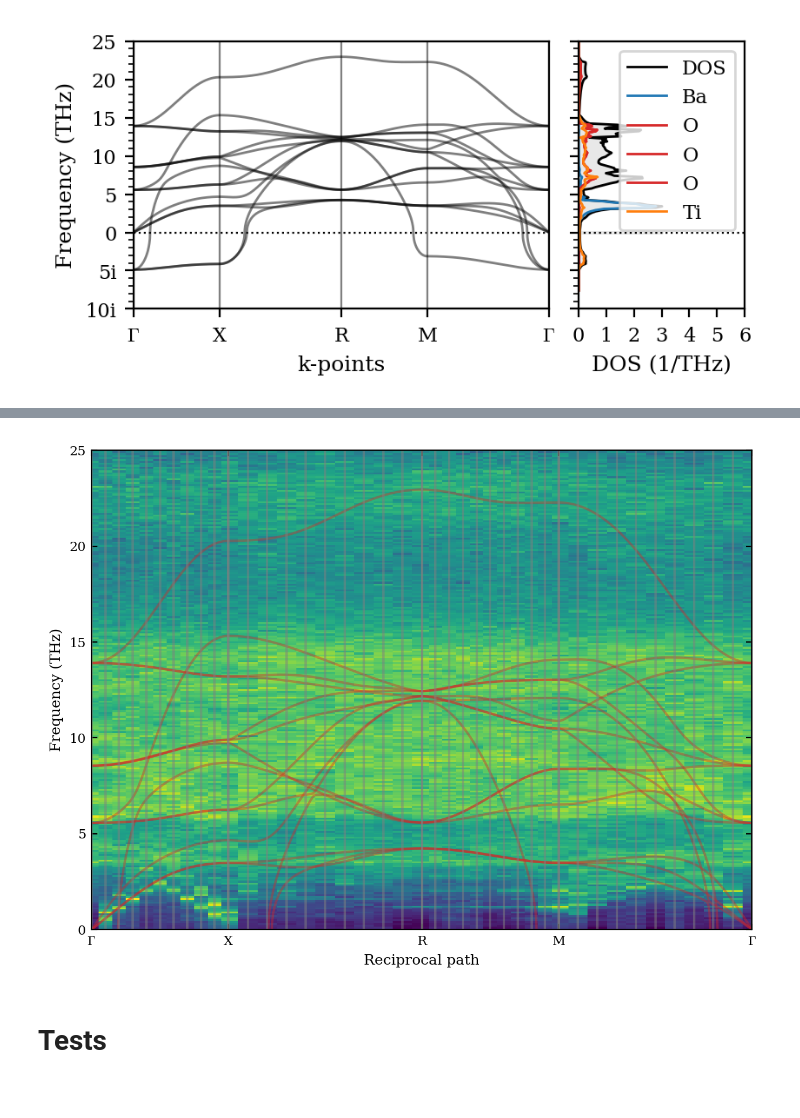
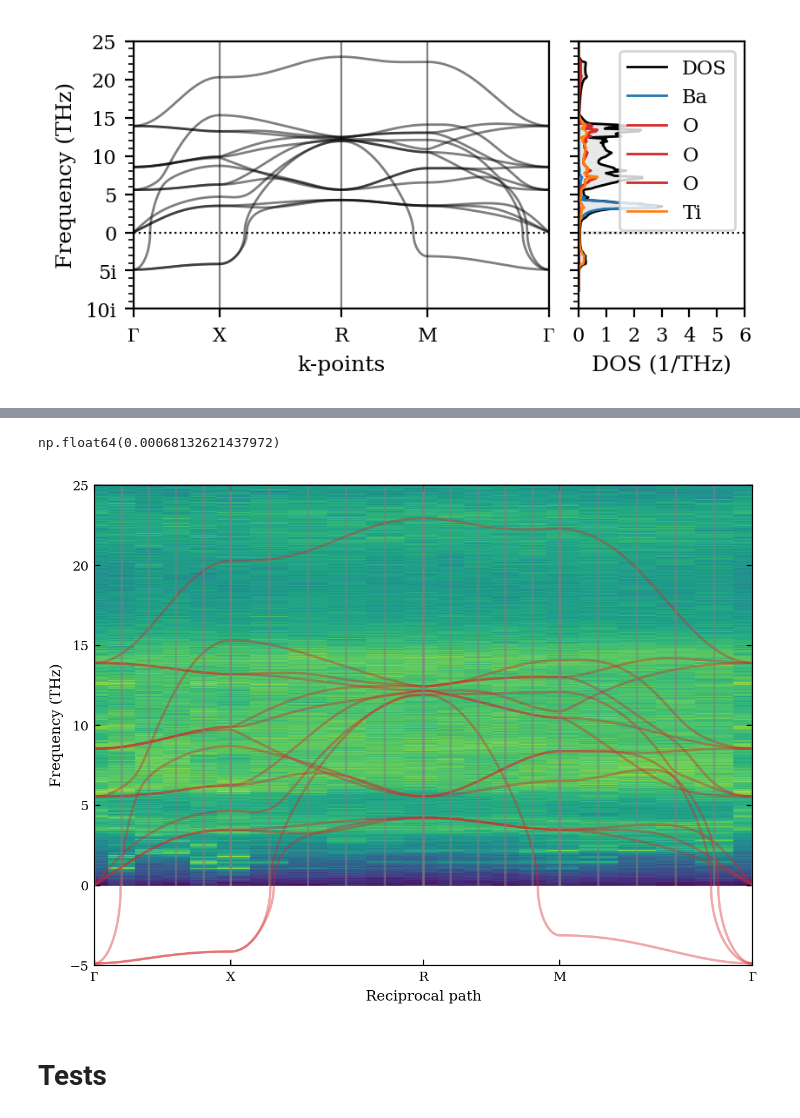
Before and after one commit to ThomasRavnborg/OxideSlabs, a Jupyter notebook: MLtraining.ipynb, the cells around one changed output, grey strips where cells are left out. Saved outputs shown, nothing was run; the diff lists cells and outputs as text; code cells hidden in the pictures.

```diff
--- a/MLtraining.ipynb
+++ b/MLtraining.ipynb
@@ -1831,7 +1944,7 @@ view(unitcell)
 # %%
 NEP = ActiveLearningNEP('results/ALnep')
-perovskite_bulk = Perovskite('BaTiO3')
-unitcell = perovskite_bulk.atoms.copy()
+#perovskite_bulk = Perovskite('BaTiO3')
+unitcell = Perovskite('BaTiO3').atoms.copy()
 NEP.relax_atoms(unitcell, mask=[1, 1, 1, 0, 0, 0])
 phonon_ML = NEP.calculate_phonon(unitcell)
 # %% [output]
@@ -1893,8 +2002,8 @@ from dynasor import Trajectory, compute_spectral_energy_density
 from dynasor.units import radians_per_fs_to_THz
 
 dt = 1.0  # fs
-n_steps = 1e4
-n_dump = 500
+n_steps=2*1e5
+n_dump=10000
 delta_dump = n_steps // n_dump
 
 traj = Trajectory(f'results/ALnep/iteration_2/nve_production/Ba8O24Ti8/600K/dump.xyz',
@@ -1930,32 +2039,36 @@ INFO 2026-05-26 09:42:04: Number of snapshots: 500
+# %%
+np.min(sed)
+# %% [output]
+np.float64(0.00068132621437972)
 # %%
 # Plot
 #fig, ax = plt.subplots(figsize=(3.4, 2.8), dpi=140)
 fig, ax = plt.subplots()
 
 # dynasor
 #ax.pcolormesh(np.hstack(dyna_dists), freqs, np.log(sed).T,
 #              shading='auto', rasterized=True, cmap='Blues')
 ax.pcolormesh(np.hstack(dyna_dists), dyna_freqs, np.log(sed).T,
               shading='auto', rasterized=True)
 
 # phonopy
 ax.plot(np.hstack(phonopy_dists), np.vstack(phonopy_freqs), color='tab:red', alpha=0.4)
 
 # indicate q-points that were sampled
 ax.vlines(np.hstack(dyna_dists), np.min(dyna_freqs), np.max(dyna_freqs), color='gray', alpha=0.5)
 
 xticks = np.array([dist[0] for dist in phonopy_dists] + [phonopy_dists[-1][-1]])
 
 ax.set_xlabel('Reciprocal path')
 ax.set_ylabel('Frequency (THz)')
 ax.set_xticks(xticks, pathlabels)
 
 ax.set_xlim(xticks[0], xticks[-1])
-ax.set_ylim(np.min(dyna_freqs), np.max(dyna_freqs))
+ax.set_ylim(-5, np.max(dyna_freqs))
 
 fig.tight_layout()
 # %% [output]
-[figure, old version]
+[figure, new version]
 # %% [markdown]
 # Tests
 # %%
```
Also changed, not shown: parts of 25 cells of this notebook, 2 other files.
